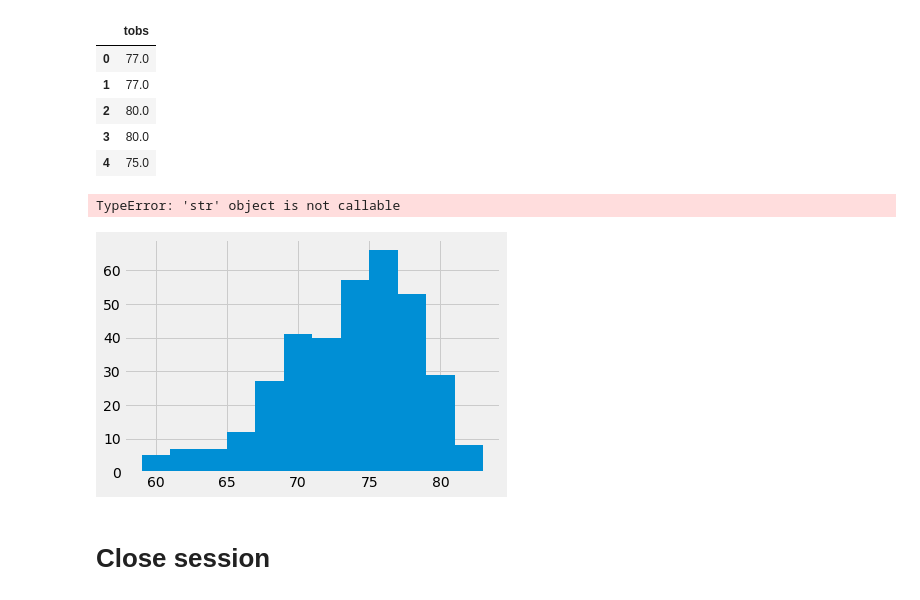
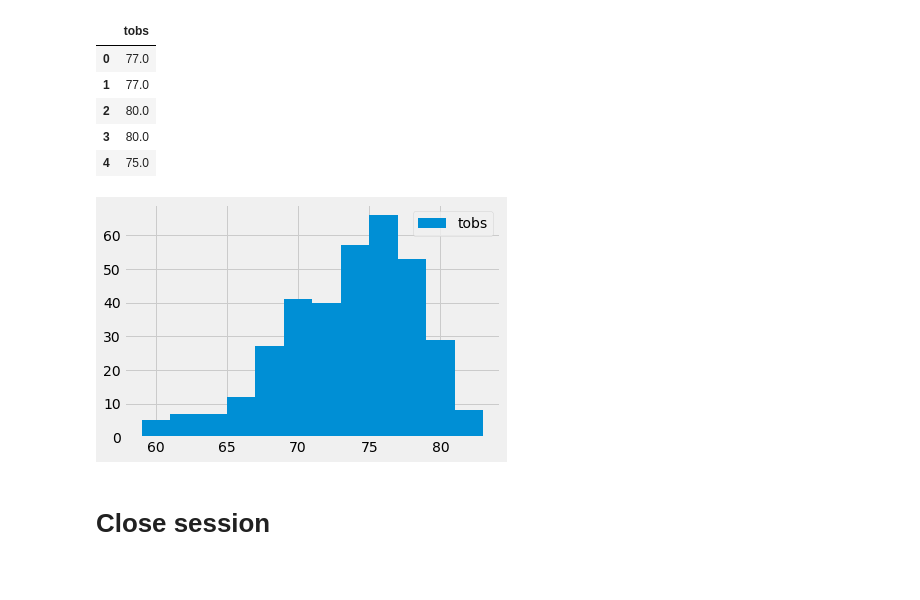
Before and after one commit to LauraHertzog/sqlalchemy-challenge, a Jupyter notebook: Instructions/climate_Hertzog.ipynb, the cells around one changed output. Drawn from its saved outputs; the diff is of its cells as text; code cells hidden in the pictures.

```diff
--- a/Instructions/climate_Hertzog.ipynb
+++ b/Instructions/climate_Hertzog.ipynb
@@ -172,14 +172,11 @@ observations_df.head()
 # %%
 #histogram
 plt.hist(observations_df, bins=12, rwidth=1.0, label = 'tobs')
-plt.ylabel('Frequency')
-plt.xlabel('Temperature')
 plt.legend()
-plt.savefig("output/frequency.png")
+plt.savefig("frequency.png")
 plt.show()
 # %% [output]
-TypeError: 'str' object is not callable
-[figure, old version]
+[figure, new version]
 # %% [markdown]
 # Close session
 # %%
```
Also changed, not shown: 3 other files.
